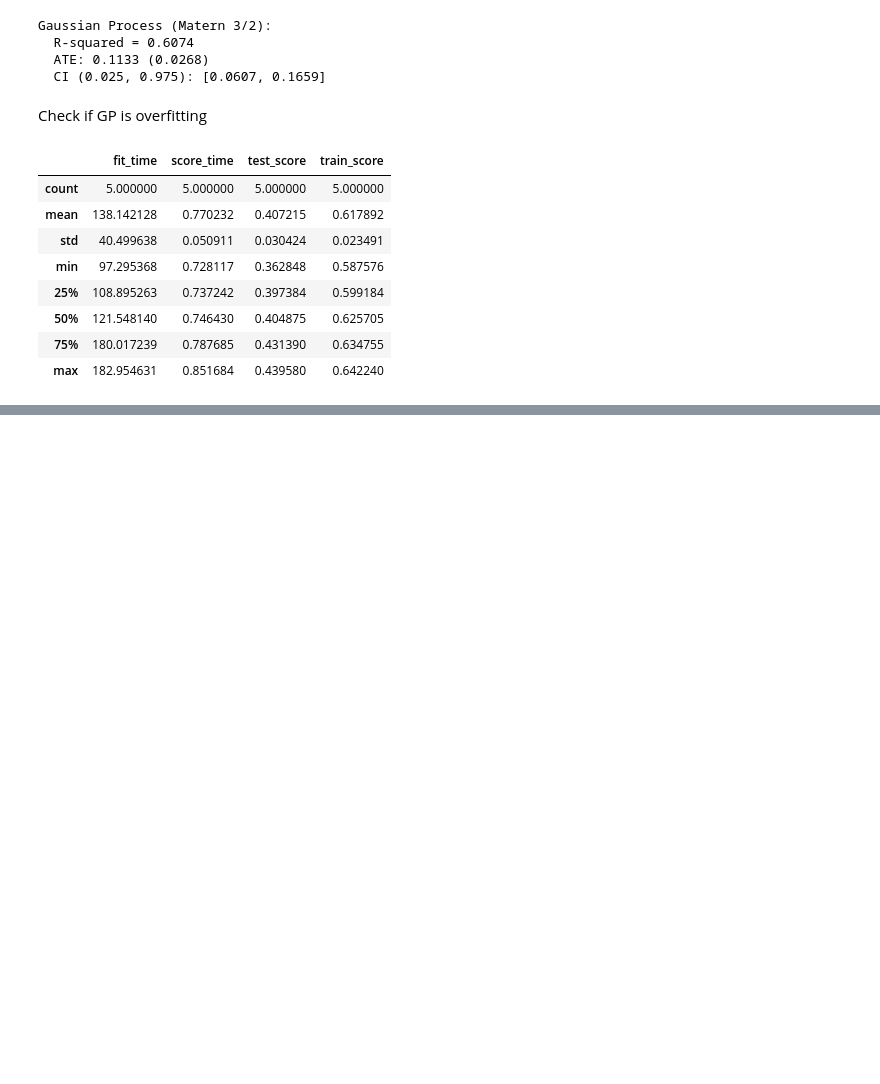
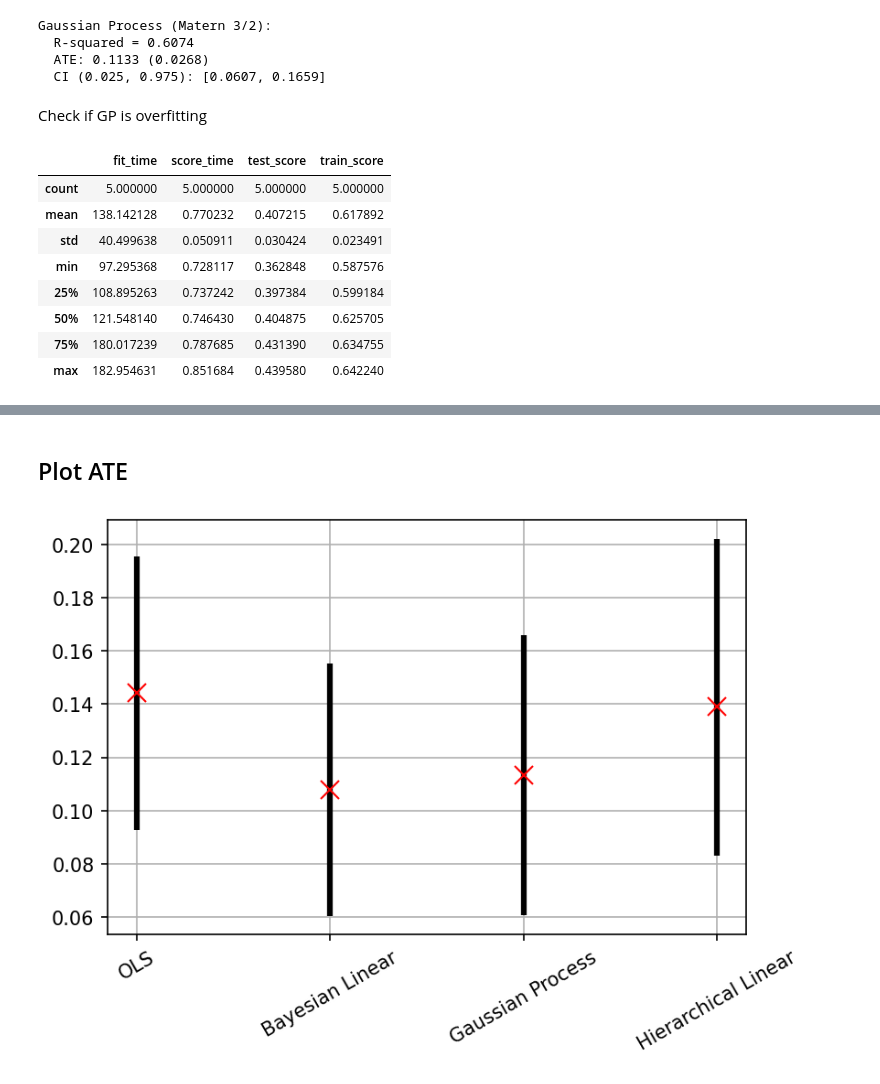
Before and after one commit to gradientinstitute/return2edu-paper, a Jupyter notebook: Direct-Bayesian.ipynb, the cells around one changed output, grey strips where cells are left out. Cells and saved outputs as stored; diff of their text form; code cells hidden in the pictures; blank space fills up the shorter version.

```diff
--- a/Direct-Bayesian.ipynb
+++ b/Direct-Bayesian.ipynb
@@ -244,0 +354,16 @@ plt.show()
+# %% [markdown]
+## Plot ATE
+# %%
+ate_labels = ["OLS", "Bayesian Linear", "Gaussian Process", "Hierarchical Linear"]
+ate = [ate_ols, ate_blr, ate_gp, ate_hlr]
+ci = [ci_ols, ci_blr, ci_gp, ci_hlr]
+ind = np.arange(len(ate))
+
+plt.figure(dpi=150)
+plt.vlines(ind, ymin=[c[0] for c in ci], ymax=[c[1] for c in ci], colors='k', linewidth=3)
+plt.plot(ind, ate, 'rx', markersize=10)
+plt.xticks(ind, labels=ate_labels, rotation=30)
+plt.grid()
+plt.show()
+# %% [output]
+[figure, added]
```
Also changed, not shown: parts of 13 cells of this notebook, 2 other files.
